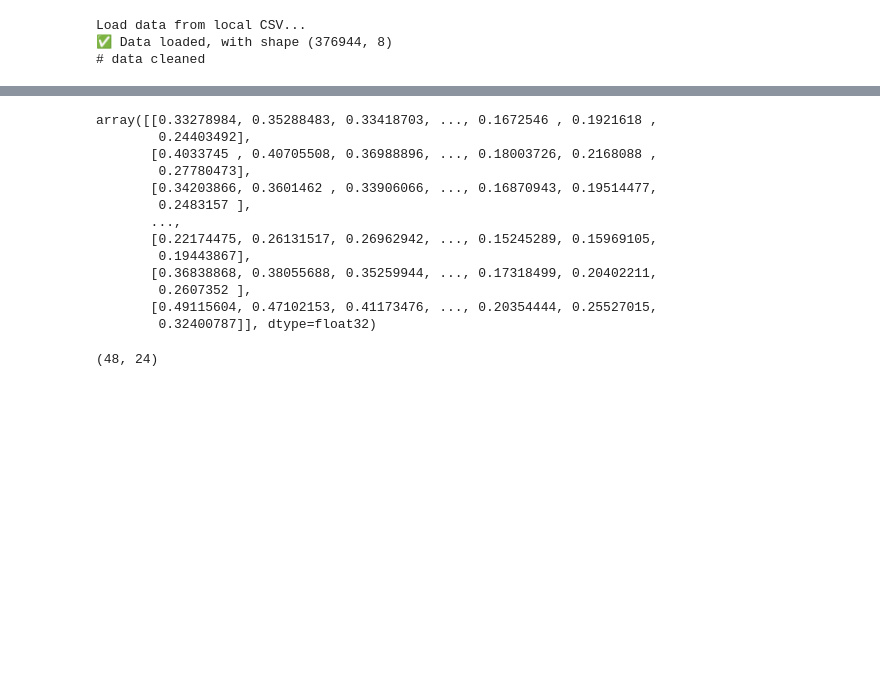
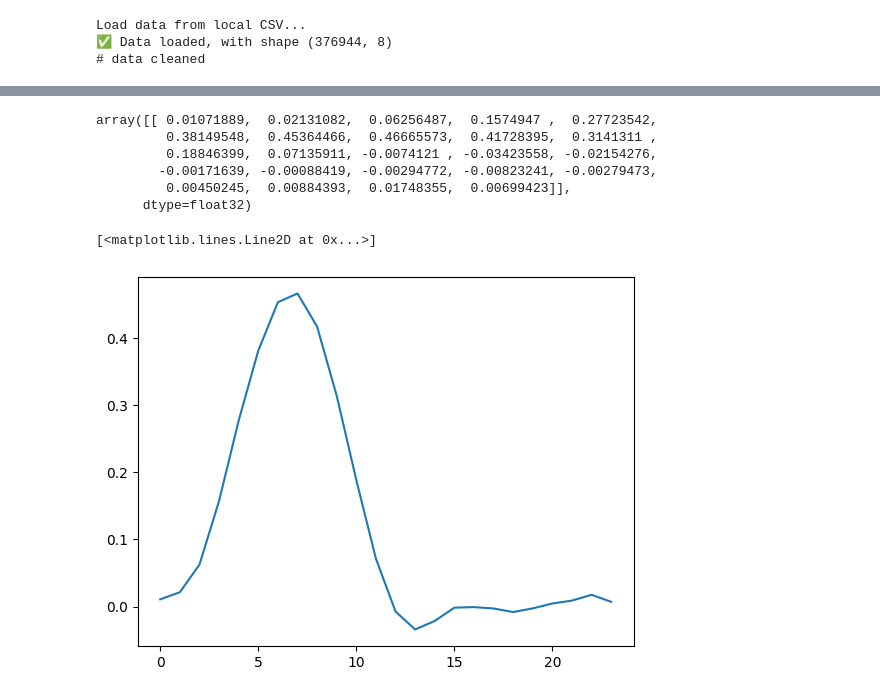
Before and after one commit to jerome-roeser/advanced-power-forecast, a Jupyter notebook: notebooks/forecast_with_gap.ipynb, the cells around one changed output, grey strips where cells are left out. Drawn from its saved outputs; the diff is of its cells as text; code cells hidden in the pictures; blank space fills up the shorter version.

Commit message:
modify the prediction function

```diff
--- a/notebooks/forecast_with_gap.ipynb
+++ b/notebooks/forecast_with_gap.ipynb
@@ -224,0 +222,4 @@ X_test[500]
+# %%
+pred_example = tf.convert_to_tensor(X_test[500])
+# %%
+pred_example_ready = tf.expand_dims(pred_example, axis=0)
@@ -267,5 +272,5 @@ df= df.rename(columns={'electricity': 'power'})
 # %%
 df = df[['power']]
 # %%
-prediction = model.predict(df)
+prediction = model.predict(pred_example_ready)
 # %% [output]
@@ -273,20 +284,14 @@ prediction = model.predict(df)
 # %%
-prediction.
+prediction
 # %% [output]
-array([[0.33278984, 0.35288483, 0.33418703, ..., 0.1672546 , 0.1921618 ,
-        0.24403492],
-       [0.4033745 , 0.40705508, 0.36988896, ..., 0.18003726, 0.2168088 ,
-        0.27780473],
-       [0.34203866, 0.3601462 , 0.33906066, ..., 0.16870943, 0.19514477,
-        0.2483157 ],
-       ...,
-       [0.22174475, 0.26131517, 0.26962942, ..., 0.15245289, 0.15969105,
-        0.19443867],
-       [0.36838868, 0.38055688, 0.35259944, ..., 0.17318499, 0.20402211,
-        0.2607352 ],
-       [0.49115604, 0.47102153, 0.41173476, ..., 0.20354444, 0.25527015,
-        0.32400787]], dtype=float32)
+array([[ 0.01071889,  0.02131082,  0.06256487,  0.1574947 ,  0.27723542,
+         0.38149548,  0.45364466,  0.46665573,  0.41728395,  0.3141311 ,
+         0.18846399,  0.07135911, -0.0074121 , -0.03423558, -0.02154276,
+        -0.00171639, -0.00088419, -0.00294772, -0.00823241, -0.00279473,
+         0.00450245,  0.00884393,  0.01748355,  0.00699423]],
+      dtype=float32)
-# %%
-np.shape(prediction)
-# %% [output]
-(48, 24)
+# %%
+plt.plot(prediction[0])
+# %% [output]
+[<matplotlib.lines.Line2D at 0x...>]
+[figure, added]
```
Also changed, not shown: parts of 4 cells of this notebook, 1 other file.
